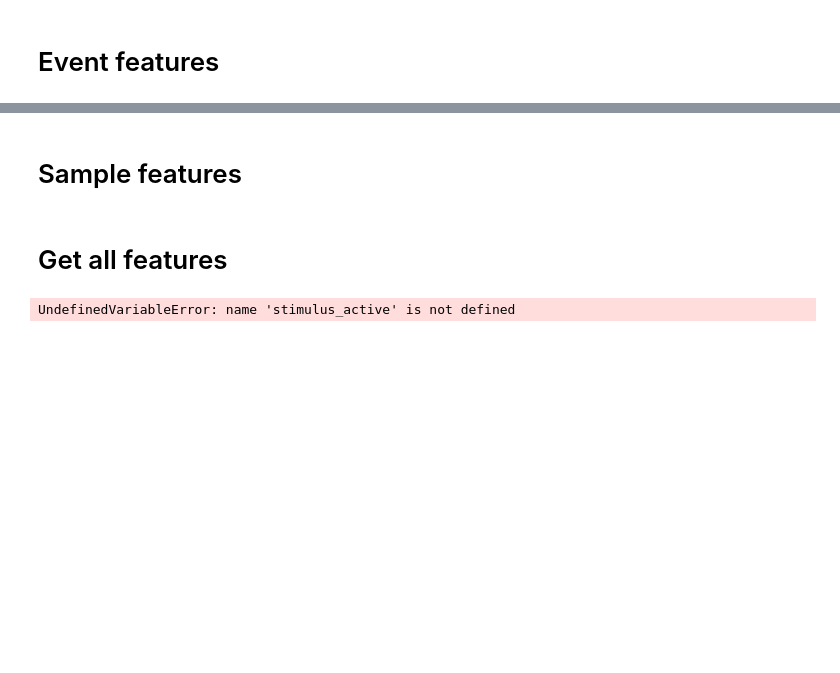
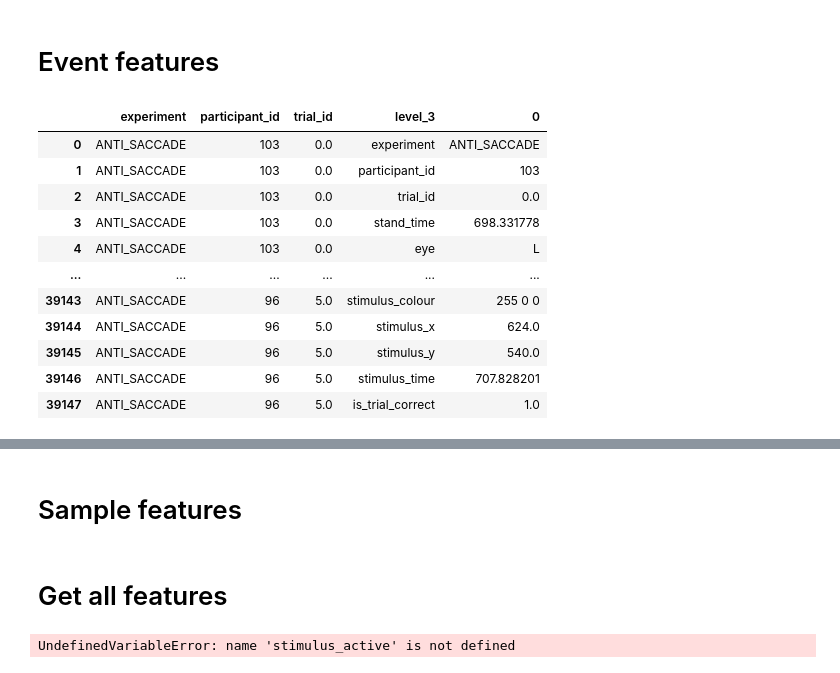
Before and after one commit to krusand/Analyzing-concussions-through-eyetracking-measurements, a Jupyter notebook: src/features.ipynb, the cells around one changed output, grey strips where cells are left out. Cells and saved outputs as stored; diff of their text form; code cells hidden in the pictures; blank space fills up the shorter version.

Commit message:
feat: fixed correct/incorrect logic

```diff
--- a/src/features.ipynb
+++ b/src/features.ipynb
@@ -10,7 +10,7 @@ from sklearn.model_selection import GridSearchCV
 import matplotlib.pyplot as plt
 import seaborn as sns
 from functools import reduce
-df_event = pd.read_parquet(PREPROCESSED_DIR / "ANTI_SACCADE_events.pq")
+df_event = pd.read_parquet(PREPROCESSED_DIR / "anti_saccade_preprocessed_from_r.pq")
 df_sample = (pd.read_parquet(RAW_DIR / 'ANTI_SACCADE_SAMPLES.pq')
  .sort_values(["experiment", "participant_id", "trial_id","time"])
 )
@@ -117,0 +25,94 @@ def get_pre_calculated_metrics_feature(df: pd.DataFrame) -> pd.DataFrame:
+# %%
+def get_trial_correctness_df(df:pd.DataFrame) -> pd.DataFrame:
+    df_trials = (df
+        .query('stimulus_active == True')
+        .sort_values(by=["participant_id", "trial_id", "eye","stand_time"])
+        .assign(stimulus_time = lambda x: np.select([x.event == "FIXPOINT", x.event != "FIXPOINT"], [x.stand_time, None]))
+        .assign(stimulus_time = lambda x: x["stimulus_time"].ffill())
+        .assign(saccade_direction = lambda x: np.select([(x["event"] == 'ESACC') & (np.abs(x["sacc_end_x"] - x["sacc_start_x"]) < 50),
+                                                        (x["event"] == 'ESACC') & (x["sacc_end_x"] > x["sacc_start_x"]),
+                                                        (x["event"] == 'ESACC') & (x["sacc_end_x"] < x["sacc_start_x"])],
+                                                        ['no_direction',"right", "left"], default=None))
+        .assign(saccade_end_area = lambda x: np.select([(x["event"] == 'ESACC') & ( 840 < x["sacc_end_x"]) & (x["sacc_end_x"] < 1080),
+                                                        (x["event"] == 'ESACC') & (1080 <= x["sacc_end_x"]),
+                                                        (x["event"] == 'ESACC') & (x["sacc_end_x"] <= 840)],
+                                                    ['middle',"right", "left"], default=None))
+        .assign(is_saccade_correct = lambda x: np.select([(x["saccade_direction"] == 'no_direction')
+                                                        , (x["saccade_end_area"] == 'middle')
+                                                        , (x["saccade_direction"] == x["saccade_end_area"]) & (x["saccade_direction"] != x["stimulus_side"]) & (x["saccade_end_area"] != x["stimulus_side"])
+                                                        , (x["saccade_direction"] == x["saccade_end_area"]) & (x["saccade_direction"] == x["stimulus_side"]) & (x["saccade_end_area"] == x["stimulus_side"])
+                                                        ],
+                                                            [None, None, True, False], default=None))
+        .assign(is_trial_correct = lambda x: (
+                x.sort_values(by=["participant_id", "trial_id", "stand_time"])
+                .groupby(["participant_id", "trial_id"])["is_saccade_correct"]
+                .transform(lambda group: (
+                    True if not group.dropna().empty and group.dropna().iloc[0] == True else
+                    False if not group.dropna().empty and group.dropna().iloc[0] == False else
+                    None
+                ))
+            ))
+    )
+    return df_trials
+
+def get_n_correct_trials_feature(df: pd.DataFrame) -> pd.DataFrame:
+    """
+    Returns pd.Dataframe with columns ['experiment', 'participant_id', 'n_correct_trials']
+    """
+
+    feature_df = (df
+     .pipe(get_trial_correctness_df)
+     .groupby(["experiment","participant_id", "trial_id"])
+     .agg(is_trial_correct = ('is_trial_correct', 'min'))
+     .reset_index()
+     .groupby(["experiment", "participant_id"])
+     .agg(n_correct_trials = ('is_trial_correct', 'sum'))
+     .reset_index()
+    [["experiment", "participant_id", "n_correct_trials"]]
+    )
+
+    return feature_df
+
+
+def get_prop_trials_feature(df: pd.DataFrame) -> pd.DataFrame:
+    """
+    Returns pd.Dataframe with columns ['experiment', 'participant_id', 'prop_correct_trials']
+    """
+
+    feature_df = (df
+     .pipe(get_trial_correctness_df)
+     .groupby(["experiment","participant_id", "trial_id"])
+     .agg(is_trial_correct = ('is_trial_correct', 'min'))
+     .reset_index()
+     .groupby(["experiment", "participant_id"])
+     .agg(n_correct_trials = ('is_trial_correct', 'sum'),
+          n_trials = ('is_trial_correct', 'count'))
+     .reset_index()
+     .assign(prop_correct_trials = lambda x: x["n_correct_trials"] / x["n_trials"])
+     [["experiment", "participant_id", "prop_correct_trials"]]
+    )
+
+    return feature_df
+
+def get_reaction_time_feature(df: pd.DataFrame) -> pd.DataFrame:
+    return (df
+        .pipe(get_trial_correctness_df)
+        .assign(is_saccade_correct = lambda x: np.select([ (x["is_saccade_correct"] == True) ], [True], default=None))
+        .groupby(["experiment","participant_id", "trial_id"])
+        # TODO: Create the correct logic here.
+    )
+
+get_reaction_time_feature(df_event)
+# %% [output]
+|  | experiment | participant_id | trial_id | level_3 | 0 |
+| 0 | ANTI_SACCADE | 103 | 0.0 | experiment | ANTI_SACCADE |
+| 1 | ANTI_SACCADE | 103 | 0.0 | participant_id | 103 |
+| 2 | ANTI_SACCADE | 103 | 0.0 | trial_id | 0.0 |
+| 3 | ANTI_SACCADE | 103 | 0.0 | stand_time | 698.331778 |
+| 4 | ANTI_SACCADE | 103 | 0.0 | eye | L |
+| ... | ... | ... | ... | ... | ... |
+| 39143 | ANTI_SACCADE | 96 | 5.0 | stimulus_colour | 255 0 0 |
+| 39144 | ANTI_SACCADE | 96 | 5.0 | stimulus_x | 624.0 |
+| 39145 | ANTI_SACCADE | 96 | 5.0 | stimulus_y | 540.0 |
+| 39146 | ANTI_SACCADE | 96 | 5.0 | stimulus_time | 707.828201 |
+| 39147 | ANTI_SACCADE | 96 | 5.0 | is_trial_correct | 1.0 |
```
Also changed, not shown: parts of 5 cells of this notebook.
